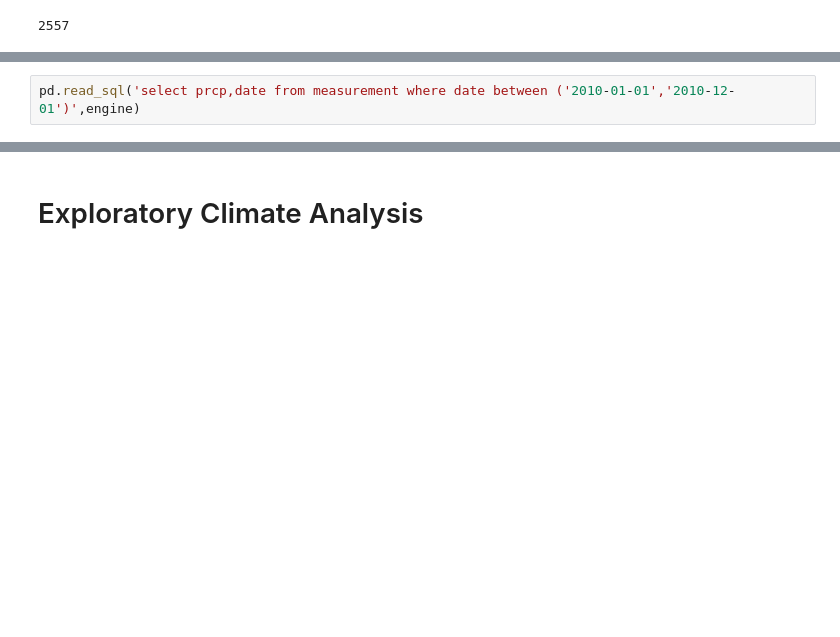
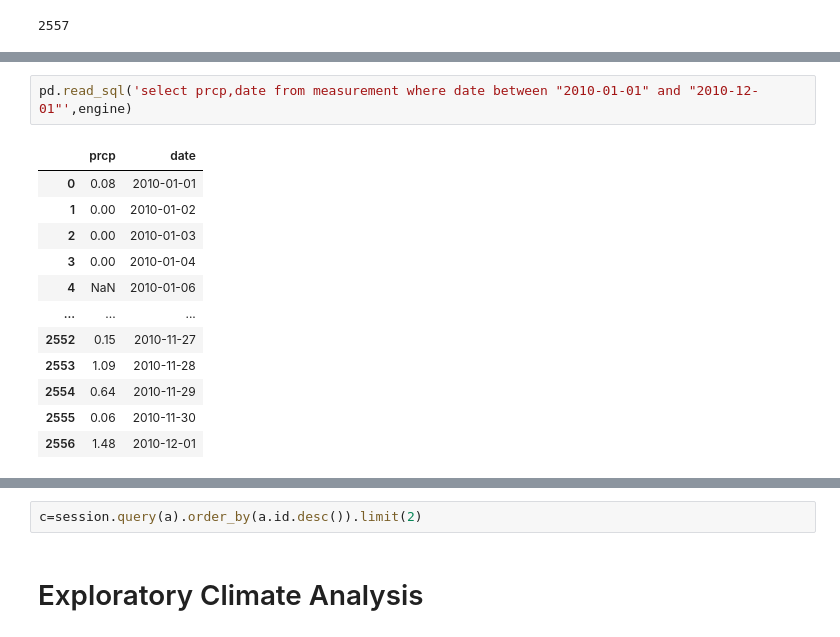
Before and after one commit to luciernaguz/sqlalchemy, a Jupyter notebook: climate_starter.ipynb, the cells around one changed output, grey strips where cells are left out. Saved outputs shown, nothing was run; the diff lists cells and outputs as text; blank space fills up the shorter version.

```diff
--- a/climate_starter.ipynb
+++ b/climate_starter.ipynb
@@ -140,3 +155,15 @@ session.query(MEASUREMENT.date).order_by(MEASUREMENT.date).all()
 # %%
-pd.read_sql('select prcp,date from measurement where date between ('2010-01-01','2010-12-01')',engine)
+pd.read_sql('select prcp,date from measurement where date between "2010-01-01" and "2010-12-01"',engine)
 # %% [output]
+|  | prcp | date |
+| 0 | 0.08 | 2010-01-01 |
+| 1 | 0.00 | 2010-01-02 |
+| 2 | 0.00 | 2010-01-03 |
+| 3 | 0.00 | 2010-01-04 |
+| 4 | NaN | 2010-01-06 |
+| ... | ... | ... |
+| 2552 | 0.15 | 2010-11-27 |
+| 2553 | 1.09 | 2010-11-28 |
+| 2554 | 0.64 | 2010-11-29 |
+| 2555 | 0.06 | 2010-11-30 |
+| 2556 | 1.48 | 2010-12-01 |
@@ -144,3 +171,5 @@ SyntaxError: invalid syntax (<ipython-input-33-90aa9f2e3108>, line 1)
+# %%
+c=session.query(a).order_by(a.id.desc()).limit(2)
 # %% [markdown]
 # Exploratory Climate Analysis
 # %%
```
Also changed, not shown: parts of 5 cells of this notebook.
